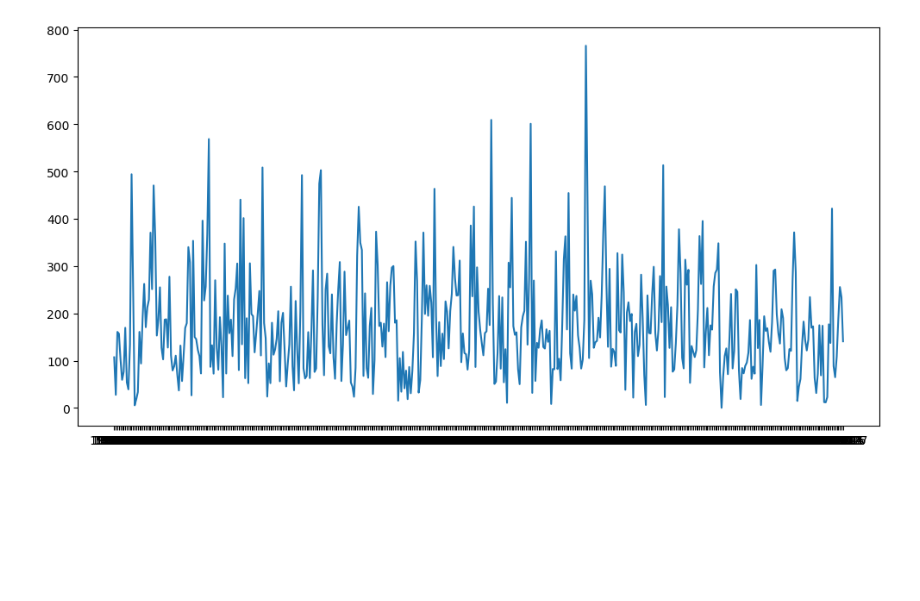
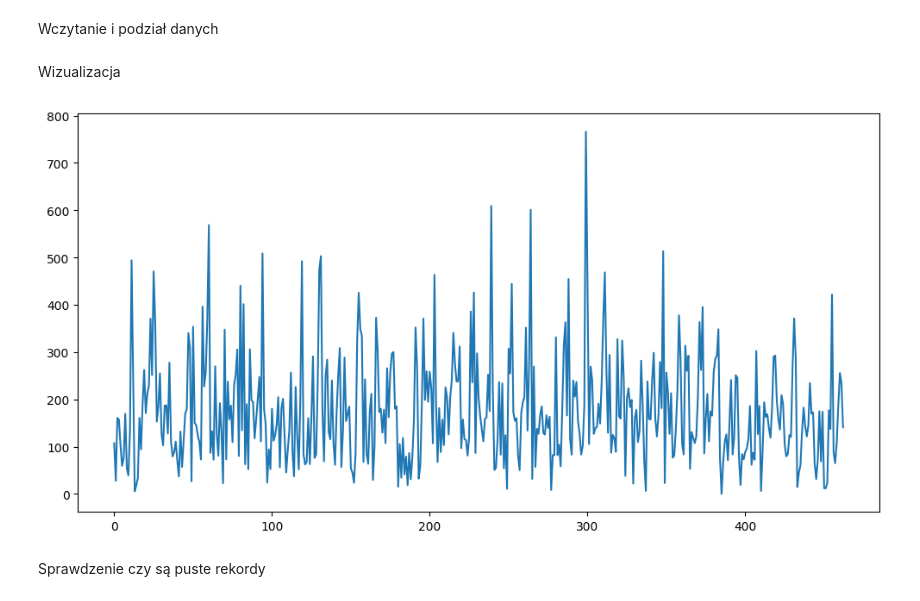
Before and after one commit to rafglo/Computer-Analysis-of-Time-Series, a Jupyter notebook: raport.ipynb, the cells around one changed output. Drawn from its saved outputs; the diff is of its cells as text; code cells hidden in the pictures; blank space fills up the shorter version.

```diff
--- a/raport.ipynb
+++ b/raport.ipynb
@@ -4,10 +1,37 @@ import matplotlib.pyplot as plt
+# %%
+import numpy as np
+import pandas as pd
+import matplotlib.pyplot as plt
+import seaborn as sns
+import random
+
+sns.set_style('darkgrid')
+
+from statsmodels.tsa.arima_process import ArmaProcess, arma_acovf, arma_acf, arma_pacf
+from statsmodels.tsa.arima.model import ARIMA
+from statsmodels.tsa.stattools import acovf, acf, pacf, adfuller
+from statsmodels.graphics.tsaplots import plot_acf, plot_pacf
+from statsmodels.tsa.seasonal import seasonal_decompose, STL
+from statsmodels.tsa.holtwinters import ExponentialSmoothing
+
+from sklearn.linear_model import LinearRegression
+from scipy.optimize import curve_fit
+
+import pmdarima as pm
+# %% [markdown]
+Wczytanie i podział danych
 # %%
-dane = pd.read_csv(r"C:\Users\rafal\OneDrive\Pulpit\rainfall-monthly-total.csv")
-czas = dane['month']
-opady = dane['total_rainfall']
+data = pd.read_csv(r"C:\Users\Rafal\OneDrive\Dokumenty\GitHub\Komputerowa-analiza-szeregow-czasowych\rainfall-monthly-total.csv")
+month = data['month']
+time = np.arange(0,len(month),1)
+rainfalls = data['total_rainfall']
+# %% [markdown]
+Wizualizacja
 # %%
 plt.figure(figsize=(12,6))
-plt.plot(czas, opady)
+plt.plot(time, rainfalls)
 plt.show()
 # %% [output]
-[figure, old version]
+[figure, new version]
+# %% [markdown]
+Sprawdzenie czy są puste rekordy
```
Also changed, not shown: parts of 24 cells of this notebook.
